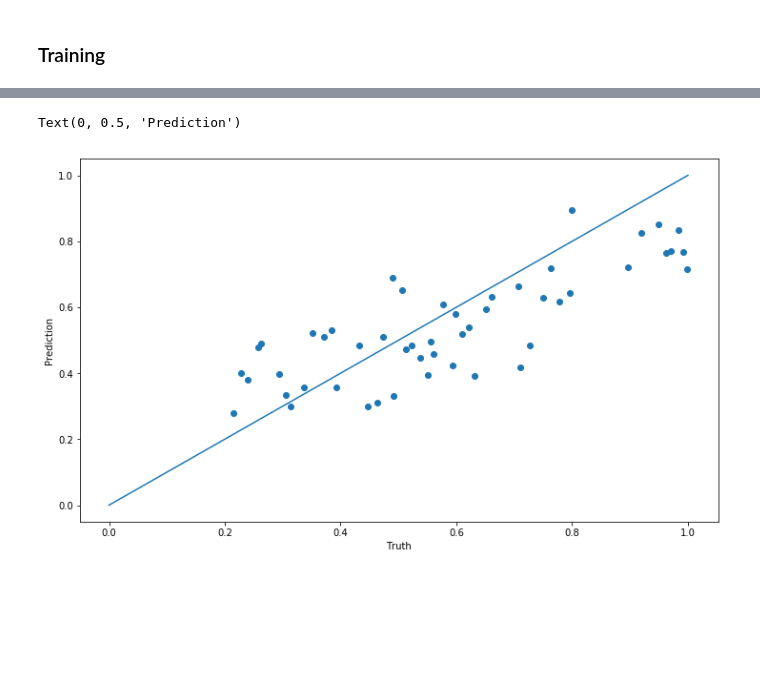
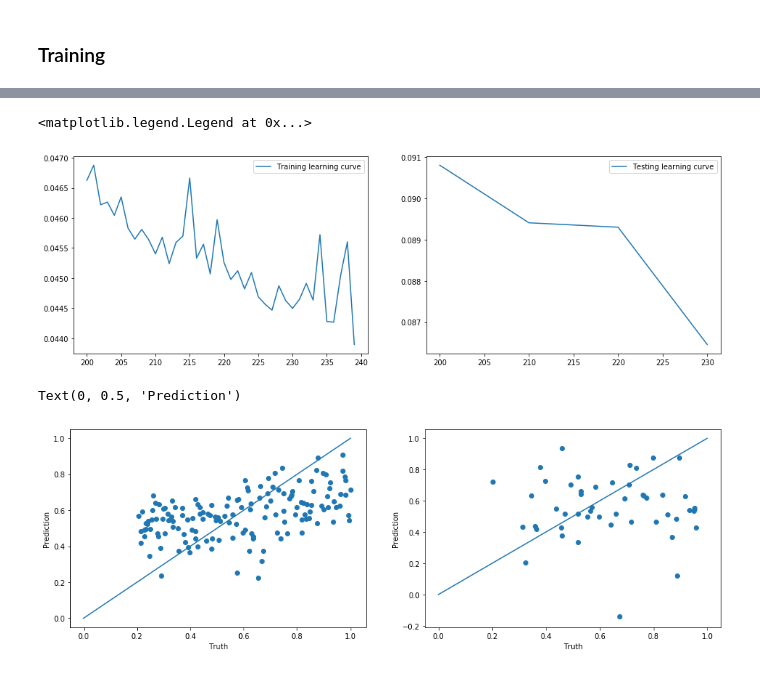
Before and after one commit to artix41/master-thesis, a Jupyter notebook: purity-network.ipynb, the cells around one changed output, grey strips where cells are left out. Saved outputs shown, nothing was run; the diff lists cells and outputs as text; code cells hidden in the pictures; blank space fills up the shorter version.

```diff
--- a/purity-network.ipynb
+++ b/purity-network.ipynb
@@ -179,8 +240,15 @@ sess.run(tf.variables_initializer(optimiser.variables()))
+# %%
+tvs = pn_params
+accum_vars = [tf.Variable(tf.zeros_like(tv.initialized_value()), trainable=False) for tv in tvs]
+zero_ops = [tv.assign(tf.zeros_like(tv)) for tv in accum_vars]
+gvs = optimiser.compute_gradientsco(st, tvs)
+accum_ops = [accum_vars[i].assign_add(gv[0]) for i, gv in enumerate(gvs)]
+train_step = optimiser.apply_gradients([(accum_vars[i], gv[1]) for i, gv in enumerate(gvs)])
 # %% [markdown]
 ### Training
 # %%
 cost_train_list = []
-cost_val_list = []
+cost_test_list = []
 i = 0
 # %%
 nb_epochs = 30000
@@ -209,4 +294,0 @@ KeyboardInterrupt:
-# %%
-start = 1000
-plt.rcParams['figure.figsize'] = (12,7)
-plt.plot(cost_train_list[start:])
@@ -216,17 +295,43 @@ plt.plot(cost_train_list[start:])
+# %%
+start = 200
+plt.rcParams['figure.figsize'] = (16,5)
+
+plt.subplot(1,2,1)
+plt.plot(range(i)[start:], cost_train_list[start:],
+         label="Training learning curve")
+plt.legend()
+
+plt.subplot(1,2,2)
+plt.plot(range(0,i,n_iters_test)[start//n_iters_test:], cost_test_list[start//n_iters_test:],
+         label="Testing learning curve")
+plt.legend()
+# %% [output]
+<matplotlib.legend.Legend at 0x...>
+[figure, added]
 # %%
-import pandas as pd
-
-# df = pd.DataFrame(columns=["Truth", "Prediction"])
+plt.subplot(1,2,1)
 purity_pred = []
 for j in range(n_samples_train):
     feed_dict = get_feed_dict(X_train[j])
     purity_pred.append(sess.run(purity_output, feed_dict=feed_dict))
 #     df = df.append([{"Prediction": purity_pred, "Truth": Y_train[j]}])
 # df.sort_values("Truth")
 plt.scatter(Y_train, purity_pred)
 plt.plot([0,1],[0,1])
 plt.xlabel("Truth")
 plt.ylabel("Prediction")
+
+plt.subplot(1,2,2)
+purity_pred = []
+for j in range(n_samples_test):
+    feed_dict = get_feed_dict(X_test[j])
+    purity_pred.append(sess.run(purity_output, feed_dict=feed_dict))
+#     df = df.append([{"Prediction": purity_pred, "Truth": Y_train[j]}])
+# df.sort_values("Truth")
+plt.scatter(Y_test, purity_pred)
+plt.plot([0,1],[0,1])
+plt.xlabel("Truth")
+plt.ylabel("Prediction")
 # %% [output]
 Text(0, 0.5, 'Prediction')
-[figure, old version]
+[figure, new version]
```
Also changed, not shown: parts of 17 cells of this notebook, 1 other file.
